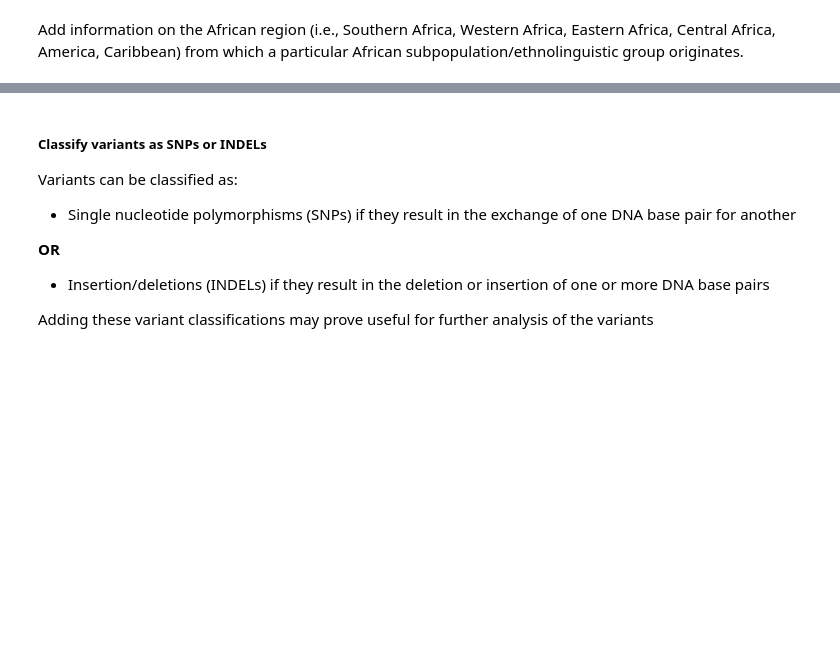
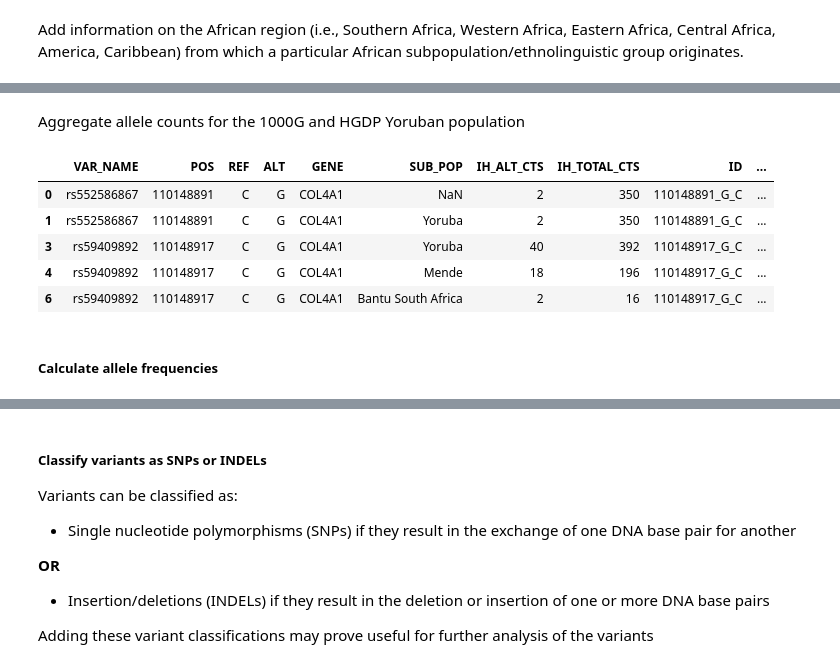
Before and after one commit to MeganHolborn/Genetic_data_analysis, a Jupyter notebook: Notebooks/Data_preparation/2-IH_allele_counts.ipynb, the cells around one changed output, grey strips where cells are left out. Cells and saved outputs as stored; diff of their text form; code cells hidden in the pictures; blank space fills up the shorter version.

```diff
--- a/Notebooks/Data_preparation/2-IH_allele_counts.ipynb
+++ b/Notebooks/Data_preparation/2-IH_allele_counts.ipynb
@@ -283,0 +294,45 @@ ih_allele_counts_grouped.tail(5)
+# %% [markdown]
+Aggregate allele counts for the 1000G and HGDP Yoruban population
+# %%
+# Aggregate 1000G and HGDP Yoruban allele count data using a custom function
+
+subpop_filters = (ih_allele_counts_grouped["SUB_POP"] == "1000G Yoruba") | (
+    ih_allele_counts_grouped["SUB_POP"] == "HGDP Yoruba"
+)
+
+yoruban_ct = functions.grouped_pop_allele_counts(
+    ih_allele_counts_grouped.copy(), "Yoruba", subpop_filters=subpop_filters
+)
+
+# Concatenate the Aggregated Yoruban allele count data with the subpopulation allele count data
+
+ih_allele_counts_grouped = (
+    pd.concat(
+        [
+            ih_allele_counts_grouped,
+            yoruban_ct,
+        ]
+    )
+    .sort_values("ID")
+    .reset_index(drop=True)
+)
+
+# Replace the 1000G and HGDP Yoruban allele count data with the aggregated Yoruban allele count data
+
+ih_allele_counts_grouped = ih_allele_counts_grouped[
+    (
+        (ih_allele_counts_grouped["SUB_POP"] != "1000G Yoruba")
+        & (ih_allele_counts_grouped["SUB_POP"] != "HGDP Yoruba")
+    )
+]
+
+ih_allele_counts_grouped.head(5)
+# %% [output]
+|  | VAR_NAME | POS | REF | ALT | GENE | SUB_POP | IH_ALT_CTS | IH_TOTAL_CTS | ID | ... |
+| 0 | rs552586867 | 110148891 | C | G | COL4A1 | NaN | 2 | 350 | 110148891_G_C | ... |
+| 1 | rs552586867 | 110148891 | C | G | COL4A1 | Yoruba | 2 | 350 | 110148891_G_C | ... |
+| 3 | rs59409892 | 110148917 | C | G | COL4A1 | Yoruba | 40 | 392 | 110148917_G_C | ... |
+| 4 | rs59409892 | 110148917 | C | G | COL4A1 | Mende | 18 | 196 | 110148917_G_C | ... |
+| 6 | rs59409892 | 110148917 | C | G | COL4A1 | Bantu South Africa | 2 | 16 | 110148917_G_C | ... |
+# %% [markdown]
+##### Calculate allele frequencies
```
Also changed, not shown: parts of 20 cells of this notebook, 13 other files.
